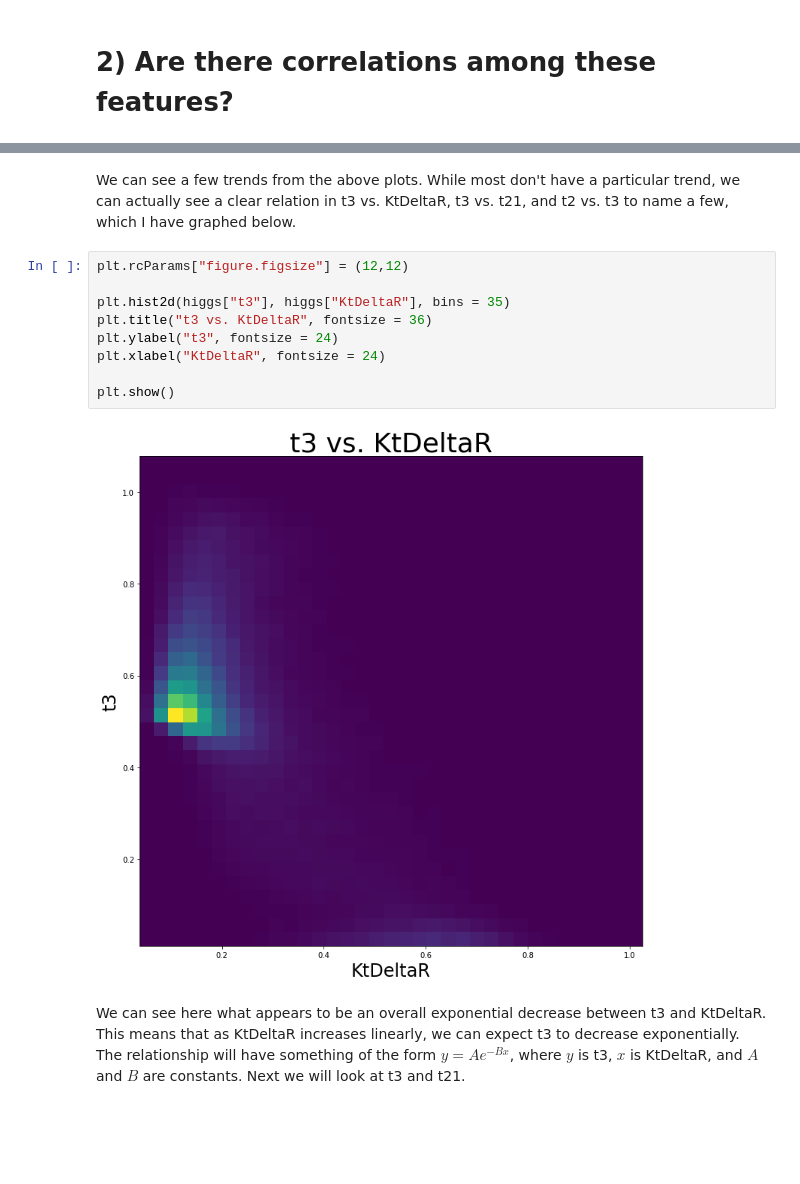
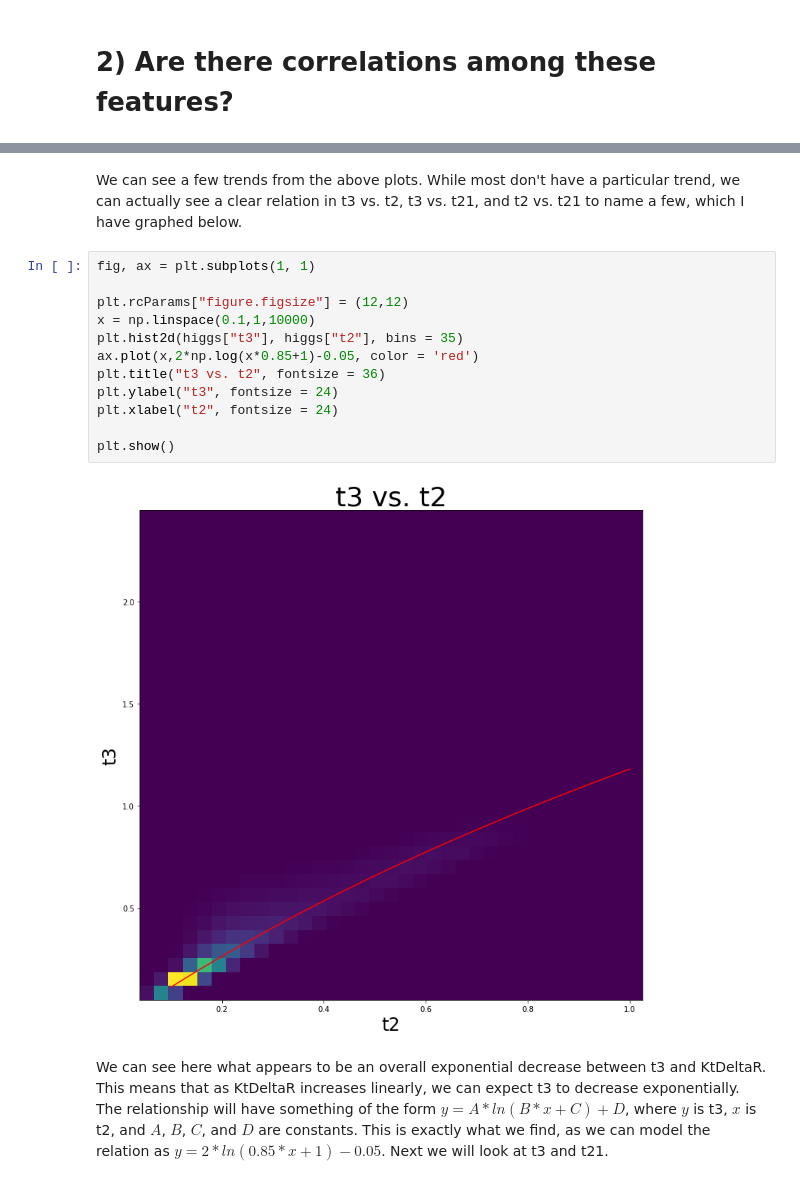
Before and after one commit to WyattOtsuka/PHYS434, a Jupyter notebook: lab5.ipynb, the cells around one changed output, grey strips where cells are left out. Saved outputs shown, nothing was run; the diff lists cells and outputs as text; blank space fills up the shorter version.

```diff
--- a/lab5.ipynb
+++ b/lab5.ipynb
@@ -43,18 +43,21 @@ plt.show()
 # %% [output]
 [figure]
 # %% [markdown]
-We can see a few trends from the above plots. While most don't have a particular trend, we can actually see a clear relation in t3 vs. KtDeltaR, t3 vs. t21, and t2 vs. t3 to name a few, which I have graphed below.
+We can see a few trends from the above plots. While most don't have a particular trend, we can actually see a clear relation in t3 vs. t2, t3 vs. t21, and t2 vs. t21 to name a few, which I have graphed below.
 # %%
+fig, ax = plt.subplots(1, 1)
+
 plt.rcParams["figure.figsize"] = (12,12)
-
-plt.hist2d(higgs["t3"], higgs["KtDeltaR"], bins = 35)
-plt.title("t3 vs. KtDeltaR", fontsize = 36)
+x = np.linspace(0.1,1,10000)
+plt.hist2d(higgs["t3"], higgs["t2"], bins = 35)
+ax.plot(x,2*np.log(x*0.85+1)-0.05, color = 'red')
+plt.title("t3 vs. t2", fontsize = 36)
 plt.ylabel("t3", fontsize = 24)
-plt.xlabel("KtDeltaR", fontsize = 24)
+plt.xlabel("t2", fontsize = 24)
 
 plt.show()
 # %% [output]
-[figure, old version]
+[figure, new version]
 # %% [markdown]
-We can see here what appears to be an overall exponential decrease between t3 and KtDeltaR. This means that as KtDeltaR increases linearly, we can expect t3 to decrease exponentially. The relationship will have something of the form $y=Ae^{-Bx}$, where $y$ is t3, $x$ is KtDeltaR, and $A$ and $B$ are constants. Next we will look at t3 and t21.
+We can see here what appears to be an overall exponential decrease between t3 and KtDeltaR. This means that as KtDeltaR increases linearly, we can expect t3 to decrease exponentially. The relationship will have something of the form $y=A*ln(B*x + C) + D$, where $y$ is t3, $x$ is t2, and $A$, $B$, $C$, and $D$ are constants. This is exactly what we find, as we can model the relation as $y=2*ln(0.85*x+1)-0.05$. Next we will look at t3 and t21.
 # %%
```
Also changed, not shown: parts of 11 cells of this notebook.
